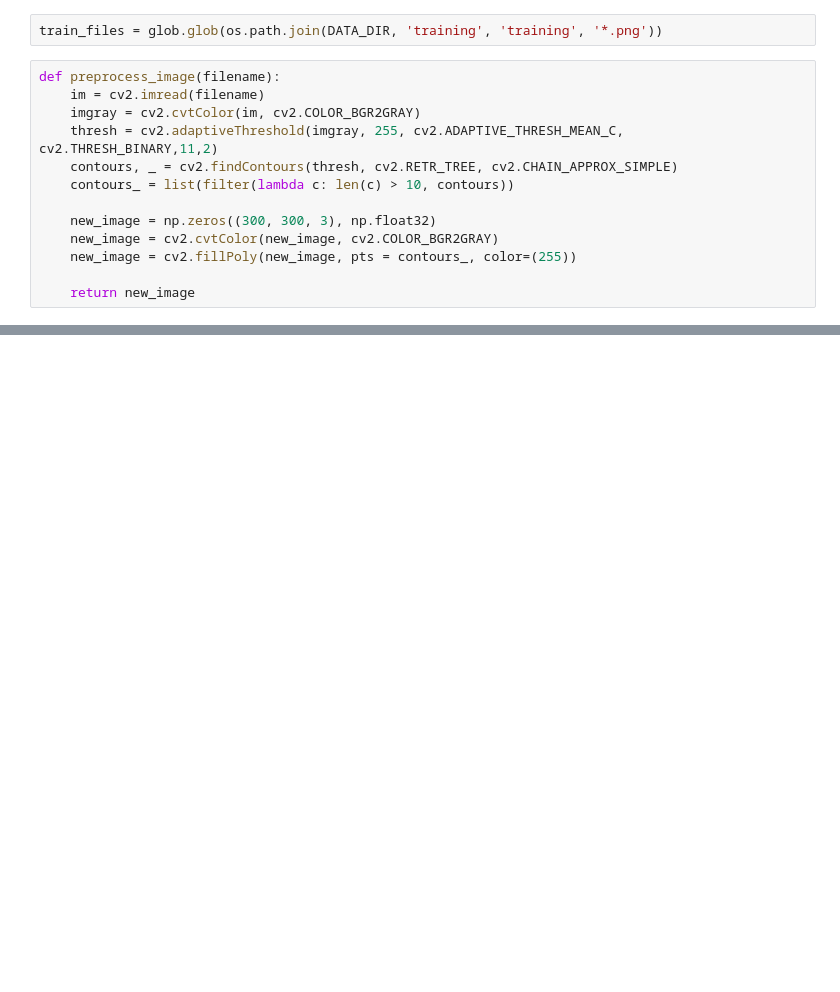
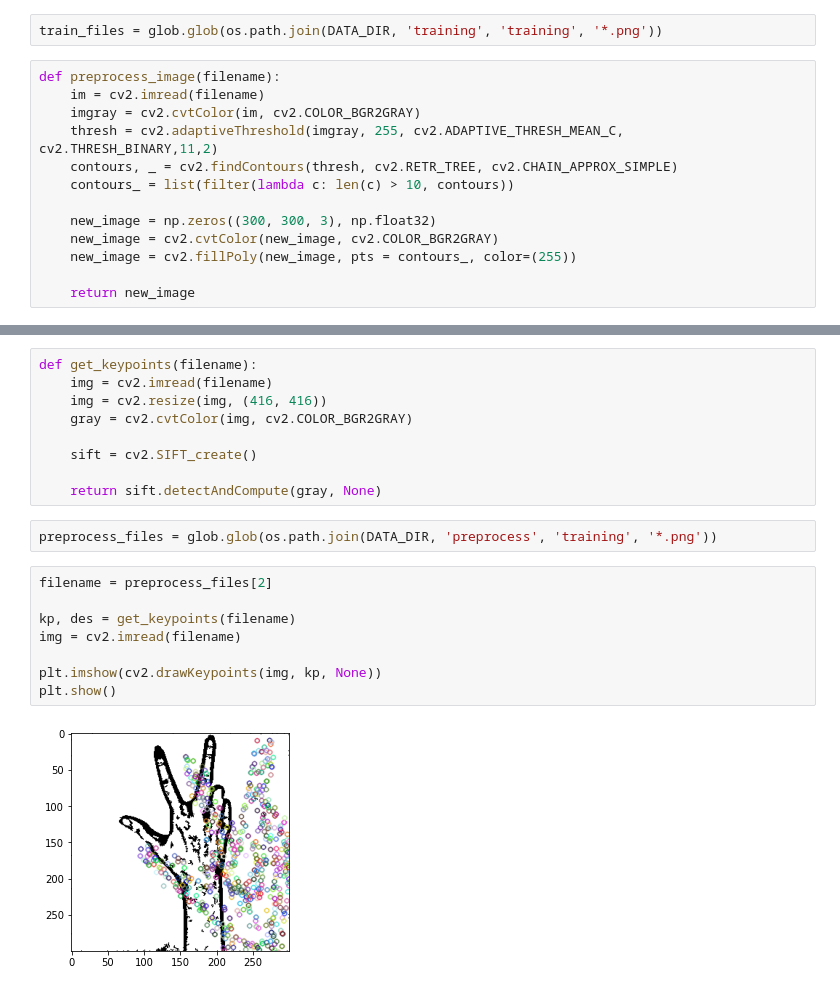
Before and after one commit to papa-ours/codeml-2021, a Jupyter notebook: challenge-6/challenge-6.ipynb, the cells around one changed output, grey strips where cells are left out. Cells and saved outputs as stored; diff of their text form; blank space fills up the shorter version.

Commit message:
Retrieve of keypoints

```diff
--- a/challenge-6/challenge-6.ipynb
+++ b/challenge-6/challenge-6.ipynb
@@ -40,0 +39,21 @@ KeyboardInterrupt:
+# %%
+def get_keypoints(filename):
+    img = cv2.imread(filename)
+    img = cv2.resize(img, (416, 416))
+    gray = cv2.cvtColor(img, cv2.COLOR_BGR2GRAY)
+
+    sift = cv2.SIFT_create()
+
+    return sift.detectAndCompute(gray, None)
+# %%
+preprocess_files = glob.glob(os.path.join(DATA_DIR, 'preprocess', 'training', '*.png'))
+# %%
+filename = preprocess_files[2]
+
+kp, des = get_keypoints(filename)
+img = cv2.imread(filename)
+
+plt.imshow(cv2.drawKeypoints(img, kp, None))
+plt.show()
+# %% [output]
+[figure, added]
```
Also changed, not shown: parts of 1 cell of this notebook.
